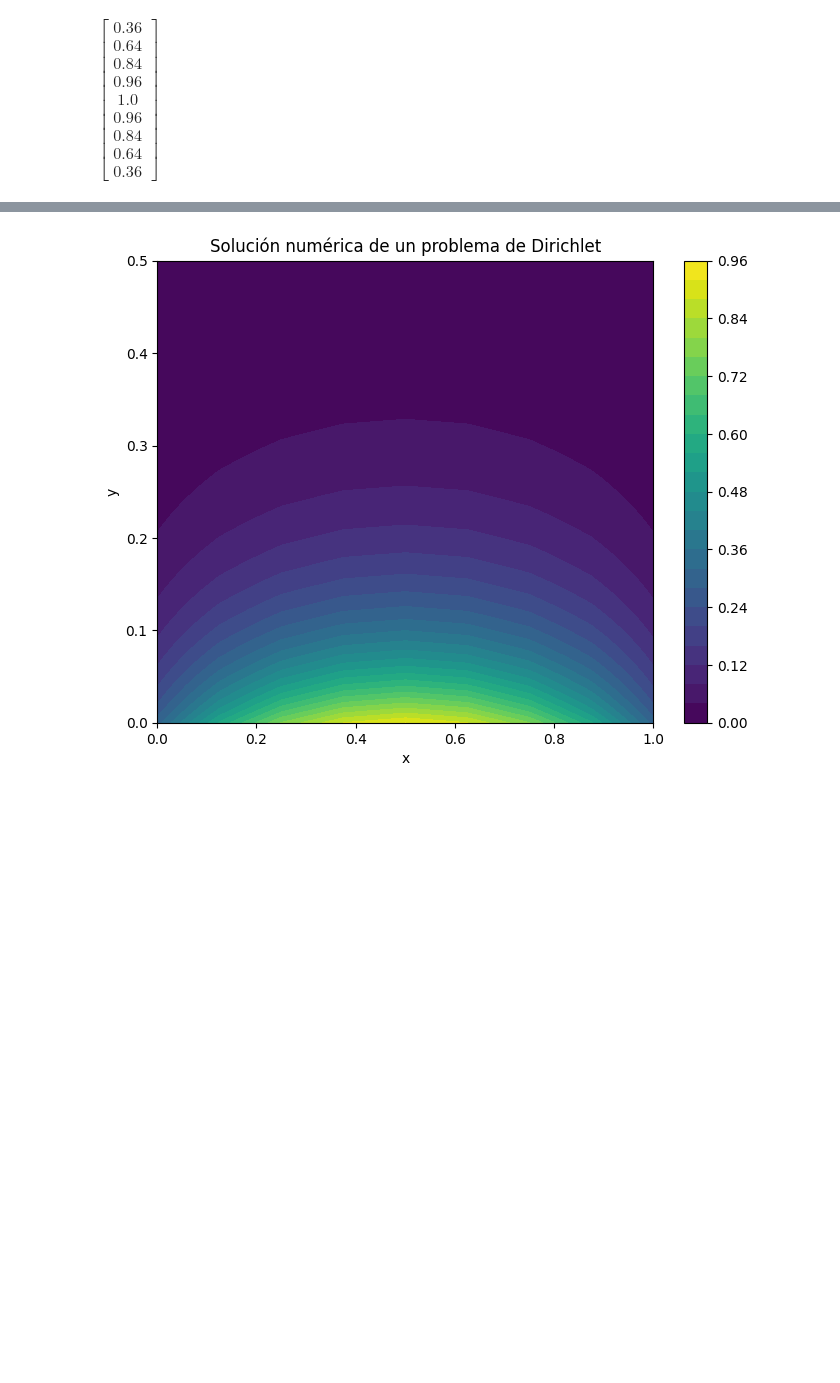
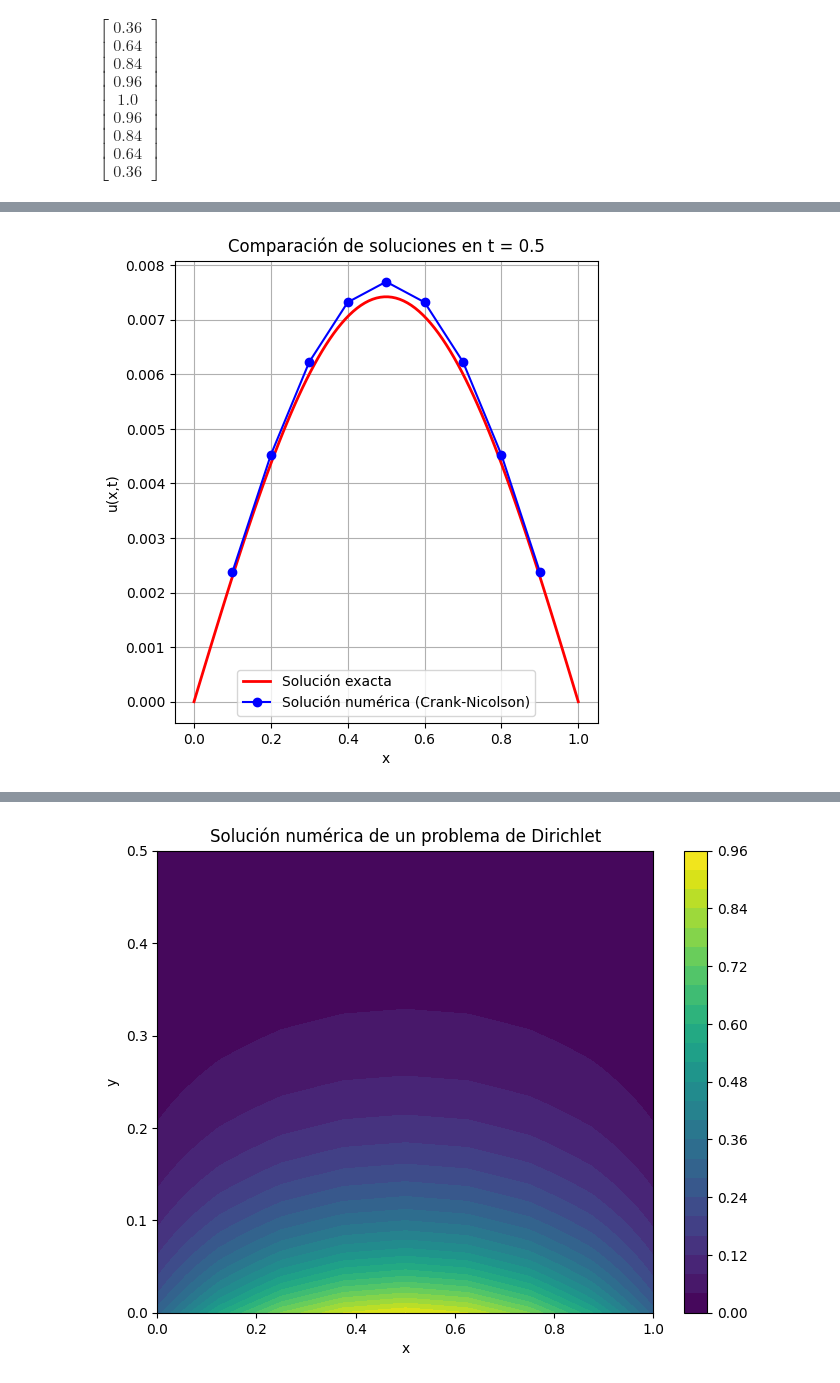
Before and after one commit to PerdomoVergaraFernando/Ecuaciones-Diferenciales-Parciales-2, a Jupyter notebook: Método_de_Crank_Nicolson.ipynb, the cells around one changed output, grey strips where cells are left out. Drawn from its saved outputs; the diff is of its cells as text; code cells hidden in the pictures; blank space fills up the shorter version.

```diff
--- a/Método_de_Crank_Nicolson.ipynb
+++ b/Método_de_Crank_Nicolson.ipynb
@@ -108,0 +197,33 @@ print(tabulate(data, tablefmt = "grid"))
+# %%
+# Number of time steps from previous cell
+t_final = j * k # Total time reached by numerical simulation
+
+x_grafica = np.linspace(0, 1, 100)
+# Calculate exact solution for the entire spatial domain [0, 1] at t_final
+u_exacta_grafica = solucion_exacta(x_grafica, t_final)
+
+# Spatial points for the numerical solution (from 0.1 to 0.9)
+x_puntos = np.linspace(0.1, 0.9, U_np.shape[1]) # U_np has 9 columns for x_i
+
+# Numerical solution at the final time step
+u_numerica_final = U_np[-1, :]
+
+plt.figure(figsize=(12, 6))
+
+# Gráfica de la solución completa
+plt.subplot(1, 2, 1)
+plt.plot(x_grafica, u_exacta_grafica, 'r-', label='Solución exacta', linewidth=2)
+plt.plot(x_puntos, u_numerica_final, 'bo-', label='Solución numérica (Crank-Nicolson)', markersize=6)
+plt.xlabel('x')
+plt.ylabel('u(x,t)')
+plt.title(f'Comparación de soluciones en t = {t_final}')
+plt.legend()
+plt.grid(True)
+
+# Add a second subplot for the absolute error
+# Calculate absolute error at the interior points (0.1 to 0.9)
+# First, get the exact solution at the numerical spatial points
+u_exacta_at_numeric_x = solucion_exacta(x_puntos, t_final)
+absolute_error = np.abs(u_numerica_final - u_exacta_at_numeric_x)
+# %% [output]
+[figure, added]
```
Also changed, not shown: parts of 10 cells of this notebook.
